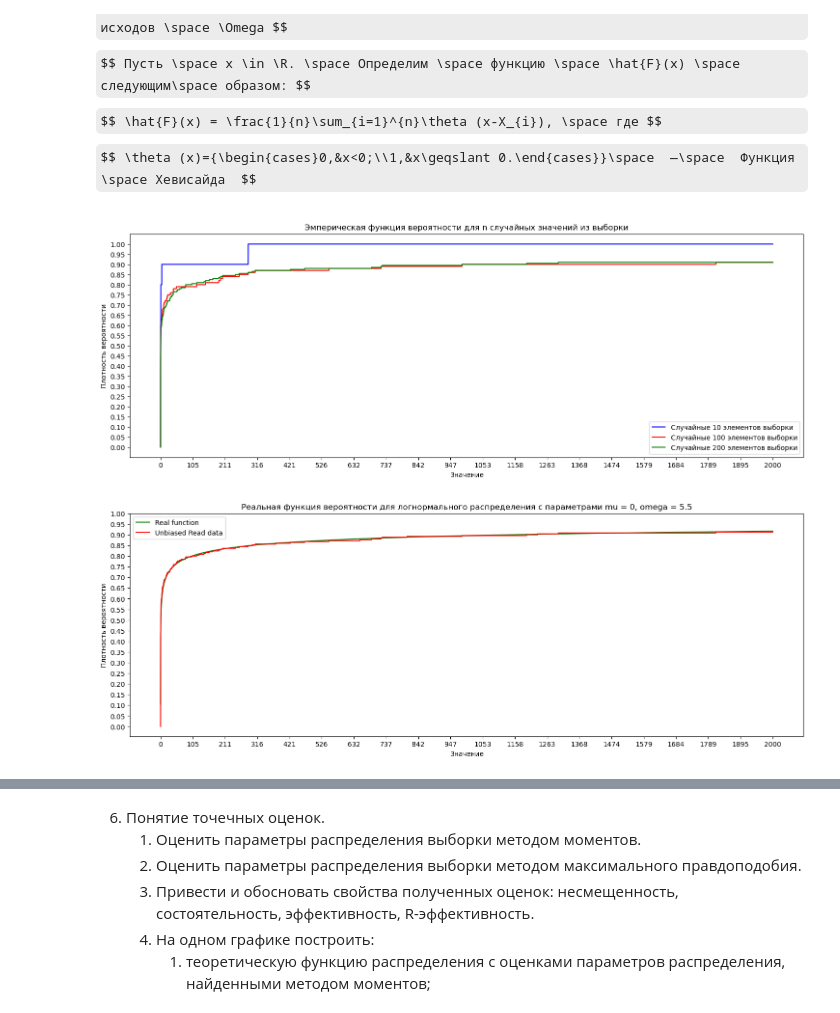
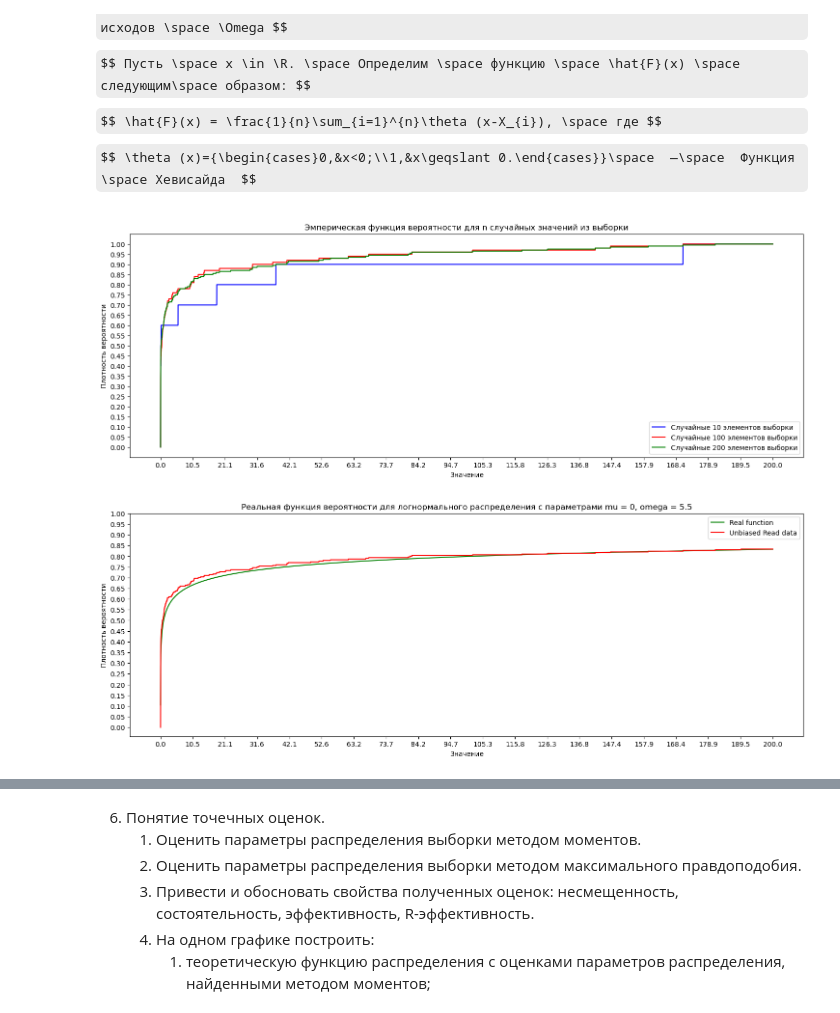
Before and after one commit to Numillyash/matstat-coursework, a Jupyter notebook: lognorm.ipynb, the cells around one changed output, grey strips where cells are left out. Drawn from its saved outputs; the diff is of its cells as text; code cells hidden in the pictures; some formulas as TeX source.

```diff
--- a/lognorm.ipynb
+++ b/lognorm.ipynb
@@ -14,7 +14,7 @@ with open('var_16_lognorm.csv', 'r') as f:
 class Statistics:
     def __init__(self, data: list, name: str):
         self.dataName = name
-        self.dataArr = data[:250]
+        self.dataArr = sorted(data)[:250]
         self.dataLen = len(data)
         self.getAllParams()
 
@@ -272,35 +272,35 @@ dataRand_100 = getRandomArr(classedUnbiasedData, 100)
 classedRandData_100 = Statistics(dataRand_100, 'Случайные 100 элементов выборки')
 dataRand_200 = getRandomArr(classedUnbiasedData, 200)
 classedRandData_200 = Statistics(dataRand_200, 'Случайные 200 элементов выборки')
 
-right_border = 2000 # поставить 20к или 200к для дальнего вида
+right_border = 200 # поставить 20к или 200к для дальнего вида
 left_border = 0
 X = np.linspace(0.001 + left_border,right_border, num=10000)
 # step = 100
 # X = [a/step for a in range(0, 100*step)]
 Y_10 = [f_hat(a, classedRandData_10) for a in X]
 Y_100 = [f_hat(a, classedRandData_100) for a in X]
 Y_200 = [f_hat(a, classedRandData_200) for a in X]
 
 fig, ax = plt.subplots(figsize=(18, 6))
 ax.plot(X, Y_10, color='blue', label=f'{classedRandData_10.dataName}')
 ax.plot(X, Y_100, color='red', label=f'{classedRandData_100.dataName}')
 ax.plot(X, Y_200, color='green', label=f'{classedRandData_200.dataName}')
 
 xt = np.linspace(left_border, right_border, num=20)
 yt = [a/100 for a in range(0, 101, 5)]
 ax.set_xticks(xt)
 ax.set_yticks(yt)
 # Настройка внешнего вида графика
 ax.set_xlabel('Значение')
 ax.set_ylabel('Плотность вероятности')
 ax.set_title('Эмперическая функция вероятности для n случайных значений из выборки')
 ax.legend()
 
 # Вывод графика на экран
 plt.show()
 # %% [output]
-[figure, old version]
+[figure, new version]
 # %%
 # теоретическая функция вероятности
 import scipy as scp
@@ -334,7 +334,7 @@ ax.legend()
 # Вывод графика на экран
 plt.show()
 # %% [output]
-[figure, old version]
+[figure, new version]
 # %%
 
 somedata = [rnd.randint(0, 100) for i in range (100)]
```
Also changed, not shown: parts of 11 cells of this notebook.
